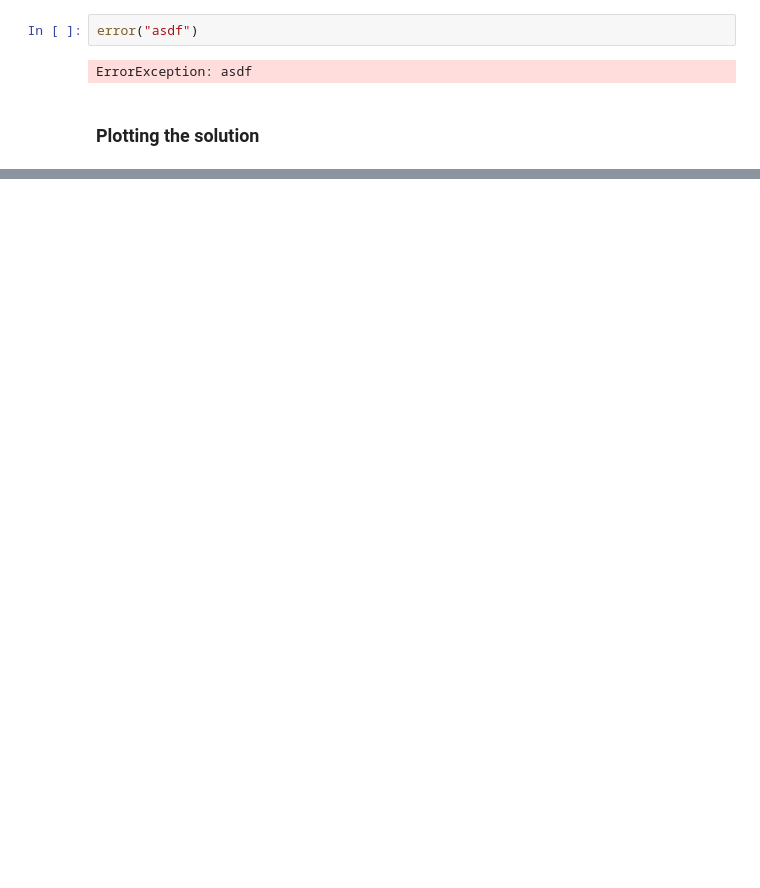
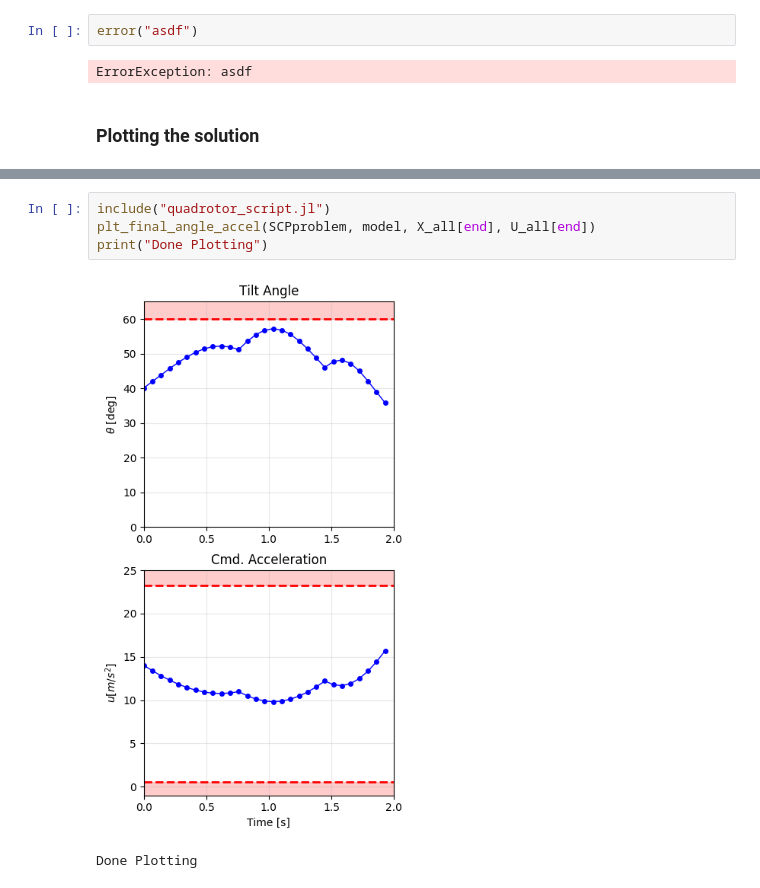
Before and after one commit to StanfordASL/GuSTO_quad_astrobee, a Jupyter notebook: quadrotor_CSM.ipynb, the cells around one changed output, grey strips where cells are left out. Saved outputs shown, nothing was run; the diff lists cells and outputs as text; blank space fills up the shorter version.

```diff
--- a/quadrotor_CSM.ipynb
+++ b/quadrotor_CSM.ipynb
@@ -168,0 +204,7 @@ plot(p1,p2,layout=(1,2))
+# %%
+include("quadrotor_script.jl")
+plt_final_angle_accel(SCPproblem, model, X_all[end], U_all[end])
+print("Done Plotting")
+# %% [output]
+[figure, added]
+Done Plotting
```
Also changed, not shown: parts of 9 cells of this notebook, 3 other files.
